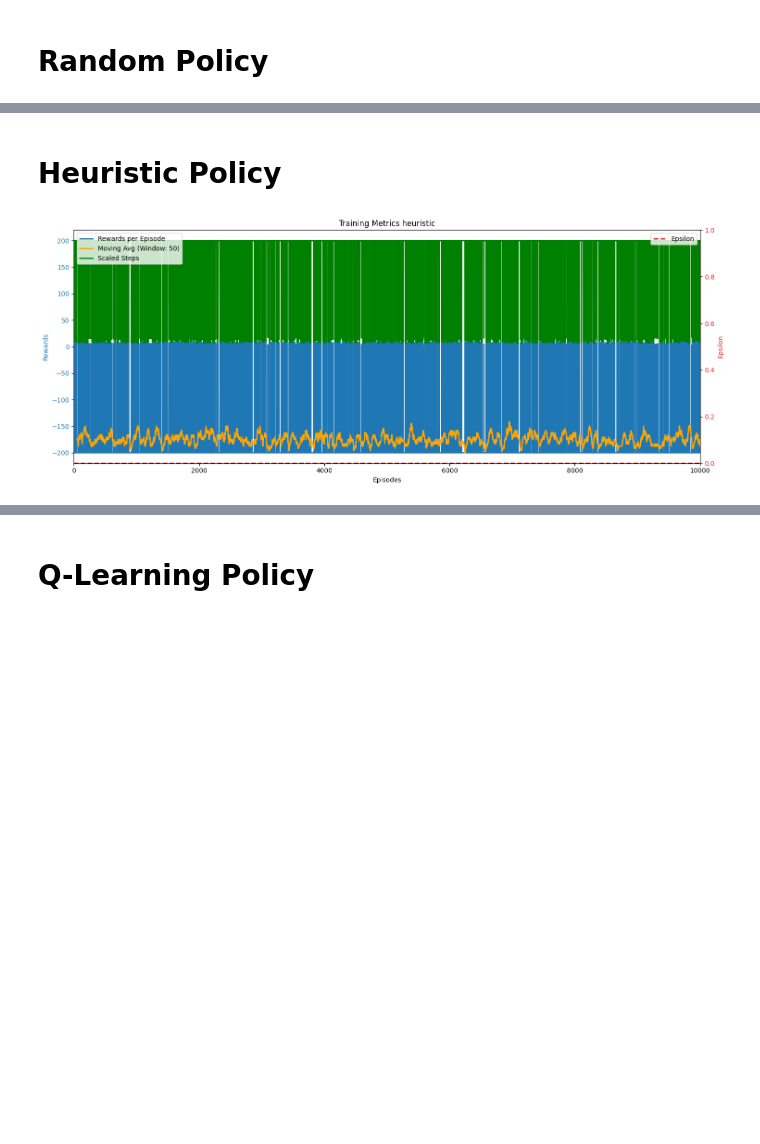
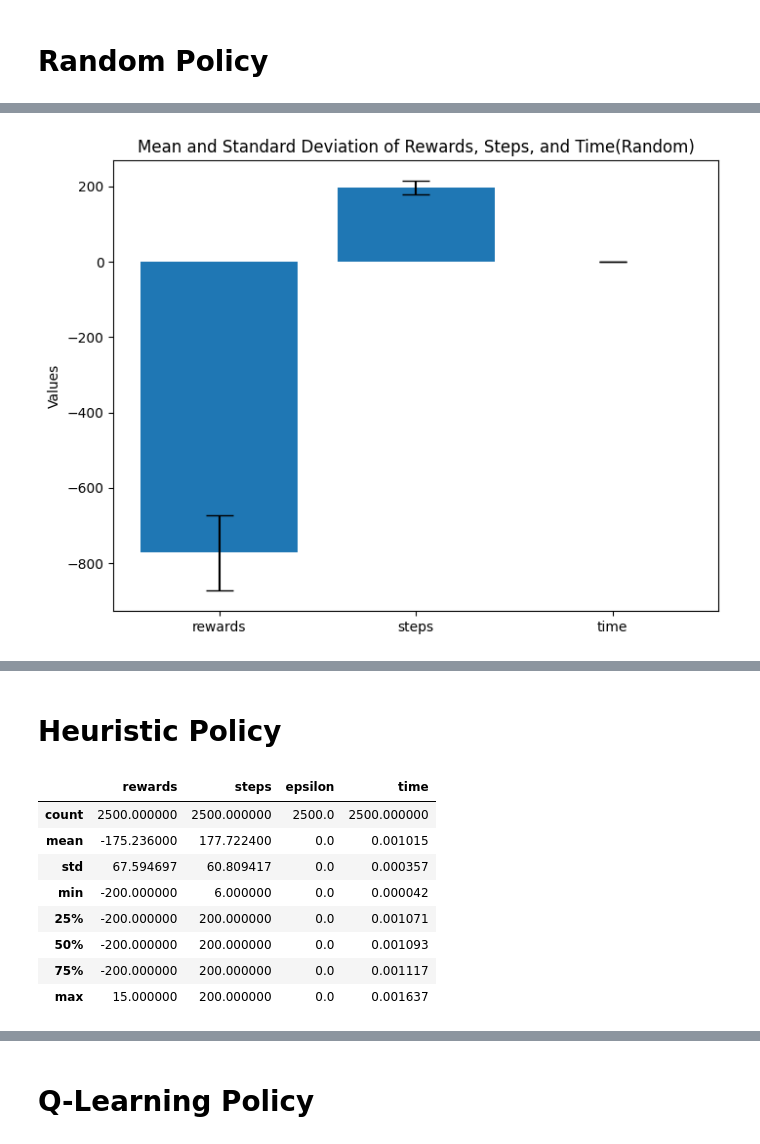
Before and after one commit to SeanMarcusJensen/ACIT4610_Portifolio_KMHS, a Jupyter notebook: problem_4/main.ipynb, the cells around one changed output, grey strips where cells are left out. Cells and saved outputs as stored; diff of their text form; code cells hidden in the pictures; blank space fills up the shorter version.

```diff
--- a/problem_4/main.ipynb
+++ b/problem_4/main.ipynb
@@ -120,3 +190,15 @@ metrics.plot('random')
+# %%
+means = metrics['random'][['rewards', 'steps', 'time']].mean()
+stds = metrics['random'][['rewards', 'steps', 'time']].std()
+
+fig, ax = plt.subplots(figsize=(8, 6))
+ax.bar(means.index, means, yerr=stds, capsize=10)
+ax.set_title("Mean and Standard Deviation of Rewards, Steps, and Time(Random)")
+ax.set_ylabel("Values")
+
+plt.show()
+# %% [output]
+[figure, added]
 # %%
 Video('./static/movies/random/rl-video-episode-0.mp4')
 # %% [output]
@@ -124,6 +206,14 @@ Video('./static/movies/random/rl-video-episode-0.mp4')
 # %% [markdown]
 # Heuristic Policy
 # %%
-metrics.plot('heuristic')
+metrics['heuristic'].describe()
 # %% [output]
-[figure, removed]
+|  | rewards | steps | epsilon | time |
+| count | 2500.000000 | 2500.000000 | 2500.0 | 2500.000000 |
+| mean | -175.236000 | 177.722400 | 0.0 | 0.001015 |
+| std | 67.594697 | 60.809417 | 0.0 | 0.000357 |
+| min | -200.000000 | 6.000000 | 0.0 | 0.000042 |
+| 25% | -200.000000 | 200.000000 | 0.0 | 0.001071 |
+| 50% | -200.000000 | 200.000000 | 0.0 | 0.001093 |
+| 75% | -200.000000 | 200.000000 | 0.0 | 0.001117 |
+| max | 15.000000 | 200.000000 | 0.0 | 0.001637 |
```
Also changed, not shown: parts of 47 cells of this notebook, 31 other files.
